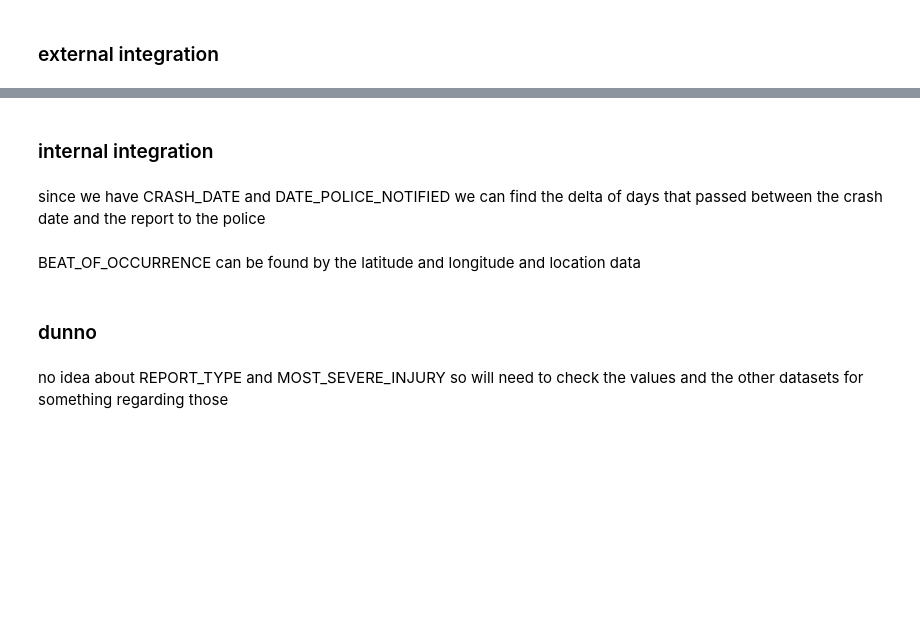
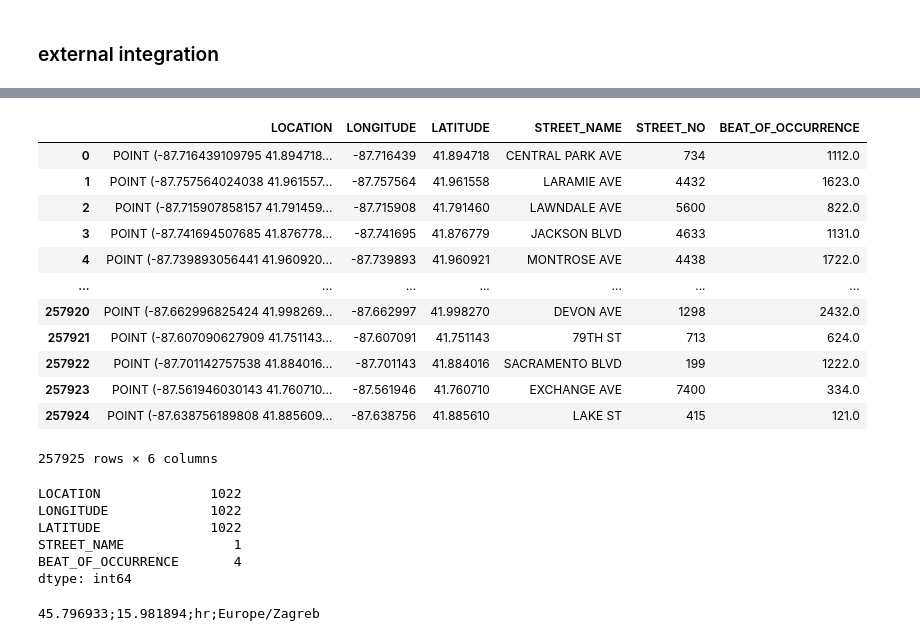
Before and after one commit to SaraHoxha/lds-dw-modelling, a Jupyter notebook: Data Understanding/integrate_data_crashes.ipynb, the cells around one changed output, grey strips where cells are left out. Cells and saved outputs as stored; diff of their text form; code cells hidden in the pictures; blank space fills up the shorter version.

Commit message:
finished data exploration on crashes df (using pandas)

```diff
--- a/Data Understanding/integrate_data_crashes.ipynb
+++ b/Data Understanding/integrate_data_crashes.ipynb
@@ -75,2 +5,4 @@ the 2 columns seem to be unrealted to each other:
+# %%
+crashes_df = pd.read_csv('../data/Crashes.csv')
 # %% [markdown]
 ### external integration
@@ -85,10 +9,26 @@ no idea what REPORT_TYPE, BEAT_OF_OCCURRENCE and MOST_SEVERE_INJURY so will need
-# %% [markdown]
-### internal integration
-# %% [markdown]
-since we have CRASH_DATE and DATE_POLICE_NOTIFIED we can find the delta of days that passed between the crash date and the report to the police
-# %% [markdown]
-BEAT_OF_OCCURRENCE can be found by the latitude and longitude and location data
-# %% [markdown]
-### dunno
-# %% [markdown]
-no idea about REPORT_TYPE and MOST_SEVERE_INJURY so will need to check the values and the other datasets for something regarding those
+# %%
+only_geo_data_df = crashes_df[["LOCATION", "LONGITUDE", "LATITUDE", "STREET_NAME", "STREET_NO", "BEAT_OF_OCCURRENCE"]]
+only_geo_data_df
+# %% [output]
+|  | LOCATION | LONGITUDE | LATITUDE | STREET_NAME | STREET_NO | BEAT_OF_OCCURRENCE |
+| 0 | POINT (-87.716439109795 41.894718... | -87.716439 | 41.894718 | CENTRAL PARK AVE | 734 | 1112.0 |
+| 1 | POINT (-87.757564024038 41.961557... | -87.757564 | 41.961558 | LARAMIE AVE | 4432 | 1623.0 |
+| 2 | POINT (-87.715907858157 41.791459... | -87.715908 | 41.791460 | LAWNDALE AVE | 5600 | 822.0 |
+| 3 | POINT (-87.741694507685 41.876778... | -87.741695 | 41.876779 | JACKSON BLVD | 4633 | 1131.0 |
+| 4 | POINT (-87.739893056441 41.960920... | -87.739893 | 41.960921 | MONTROSE AVE | 4438 | 1722.0 |
+| ... | ... | ... | ... | ... | ... | ... |
+| 257920 | POINT (-87.662996825424 41.998269... | -87.662997 | 41.998270 | DEVON AVE | 1298 | 2432.0 |
+| 257921 | POINT (-87.607090627909 41.751143... | -87.607091 | 41.751143 | 79TH ST | 713 | 624.0 |
+| 257922 | POINT (-87.701142757538 41.884016... | -87.701143 | 41.884016 | SACRAMENTO BLVD | 199 | 1222.0 |
+| 257923 | POINT (-87.561946030143 41.760710... | -87.561946 | 41.760710 | EXCHANGE AVE | 7400 | 334.0 |
+| 257924 | POINT (-87.638756189808 41.885609... | -87.638756 | 41.885610 | LAKE ST | 415 | 121.0 |
+257925 rows × 6 columns
+# %%
+only_geo_data_df.isna().sum()[crashes_df.isna().sum() > 0]
+# %% [output]
+LOCATION              1022
+LONGITUDE             1022
+LATITUDE              1022
+STREET_NAME              1
+BEAT_OF_OCCURRENCE       4
+dtype: int64
@@ -94,0 +39,19 @@ no idea about REPORT_TYPE and MOST_SEVERE_INJURY so will need to check the value
+# %%
+#USING https://opencagedata.com/pricing (2500/calls a day for free)
+#this is a demo
+from opencage.geocoder import OpenCageGeocode
+
+key = getApiKey()
+geocoder = OpenCageGeocode(key)
+
+query = u'Bosutska ulica 10, Zagreb, Croatia'
+
+# no need to URI encode query, module does that for you
+results = geocoder.geocode(query)
+
+print(u'%f;%f;%s;%s' % (results[0]['geometry']['lat'],
+                        results[0]['geometry']['lng'],
+                        results[0]['components']['country_code'],
+                        results[0]['annotations']['timezone']['name']))
+# %% [output]
+45.796933;15.981894;hr;Europe/Zagreb
```
Also changed, not shown: parts of 25 cells of this notebook, 5 other files.
